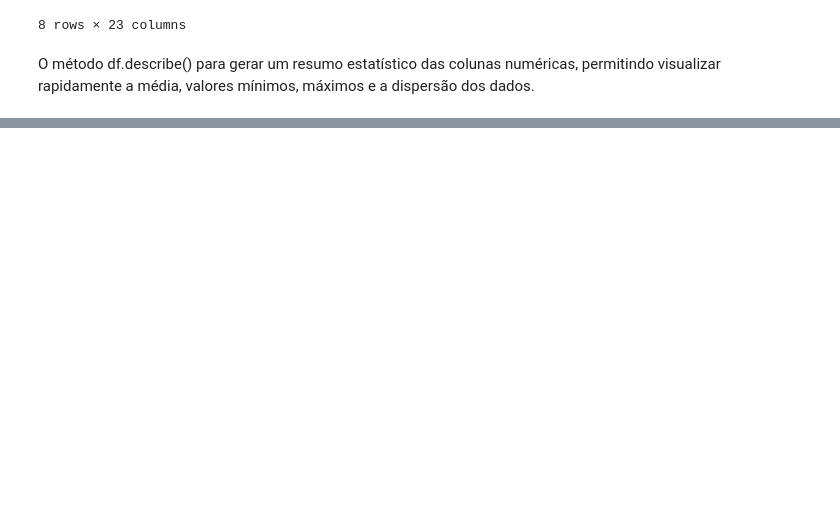
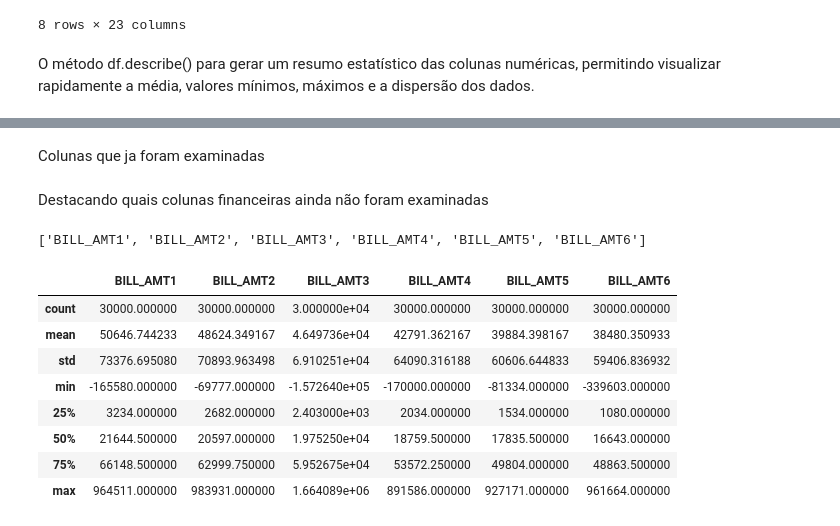
Before and after one commit to euaninhagoess/Analise-dados, a Jupyter notebook: GoogleColabAnaClara.ipynb, the cells around one changed output, grey strips where cells are left out. Saved outputs shown, nothing was run; the diff lists cells and outputs as text; code cells hidden in the pictures; blank space fills up the shorter version.

```diff
--- a/GoogleColabAnaClara.ipynb
+++ b/GoogleColabAnaClara.ipynb
@@ -123,0 +139,2 @@ O método df.describe() para gerar um resumo estatístico das colunas numéricas
+# %% [markdown]
+Colunas que ja foram examinadas
@@ -123,0 +146,18 @@ O método df.describe() para gerar um resumo estatístico das colunas numéricas
+# %% [markdown]
+Destacando quais colunas financeiras ainda não foram examinadas
+# %%
+colunas_restantes
+# %% [output]
+['BILL_AMT1', 'BILL_AMT2', 'BILL_AMT3', 'BILL_AMT4', 'BILL_AMT5', 'BILL_AMT6']
+# %%
+df[colunas_restantes].describe()
+# %% [output]
+|  | BILL_AMT1 | BILL_AMT2 | BILL_AMT3 | BILL_AMT4 | BILL_AMT5 | BILL_AMT6 |
+| count | 30000.000000 | 30000.000000 | 3.000000e+04 | 30000.000000 | 30000.000000 | 30000.000000 |
+| mean | 50646.744233 | 48624.349167 | 4.649736e+04 | 42791.362167 | 39884.398167 | 38480.350933 |
+| std | 73376.695080 | 70893.963498 | 6.910251e+04 | 64090.316188 | 60606.644833 | 59406.836932 |
+| min | -165580.000000 | -69777.000000 | -1.572640e+05 | -170000.000000 | -81334.000000 | -339603.000000 |
+| 25% | 3234.000000 | 2682.000000 | 2.403000e+03 | 2034.000000 | 1534.000000 | 1080.000000 |
+| 50% | 21644.500000 | 20597.000000 | 1.975250e+04 | 18759.500000 | 17835.500000 | 16643.000000 |
+| 75% | 66148.500000 | 62999.750000 | 5.952675e+04 | 53572.250000 | 49804.000000 | 48863.500000 |
+| max | 964511.000000 | 983931.000000 | 1.664089e+06 | 891586.000000 | 927171.000000 | 961664.000000 |
```
Also changed, not shown: parts of 11 cells of this notebook.
